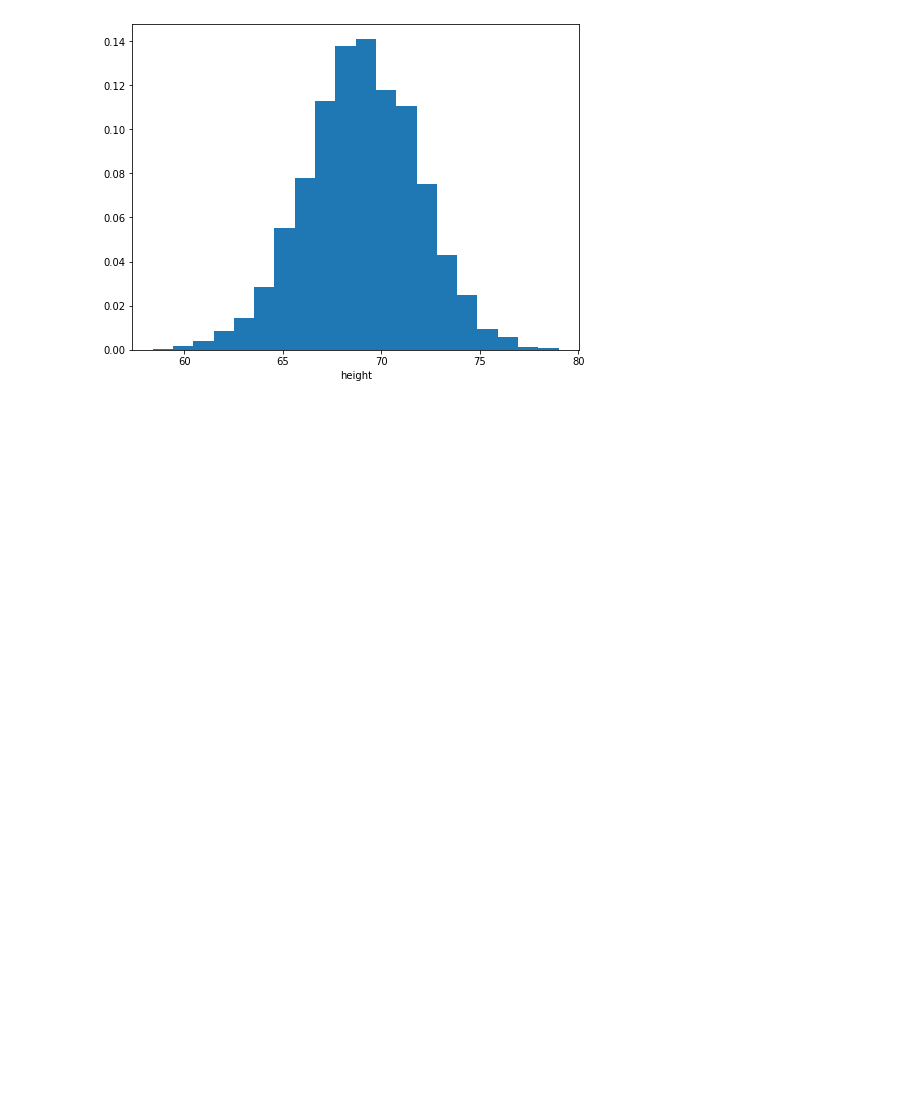
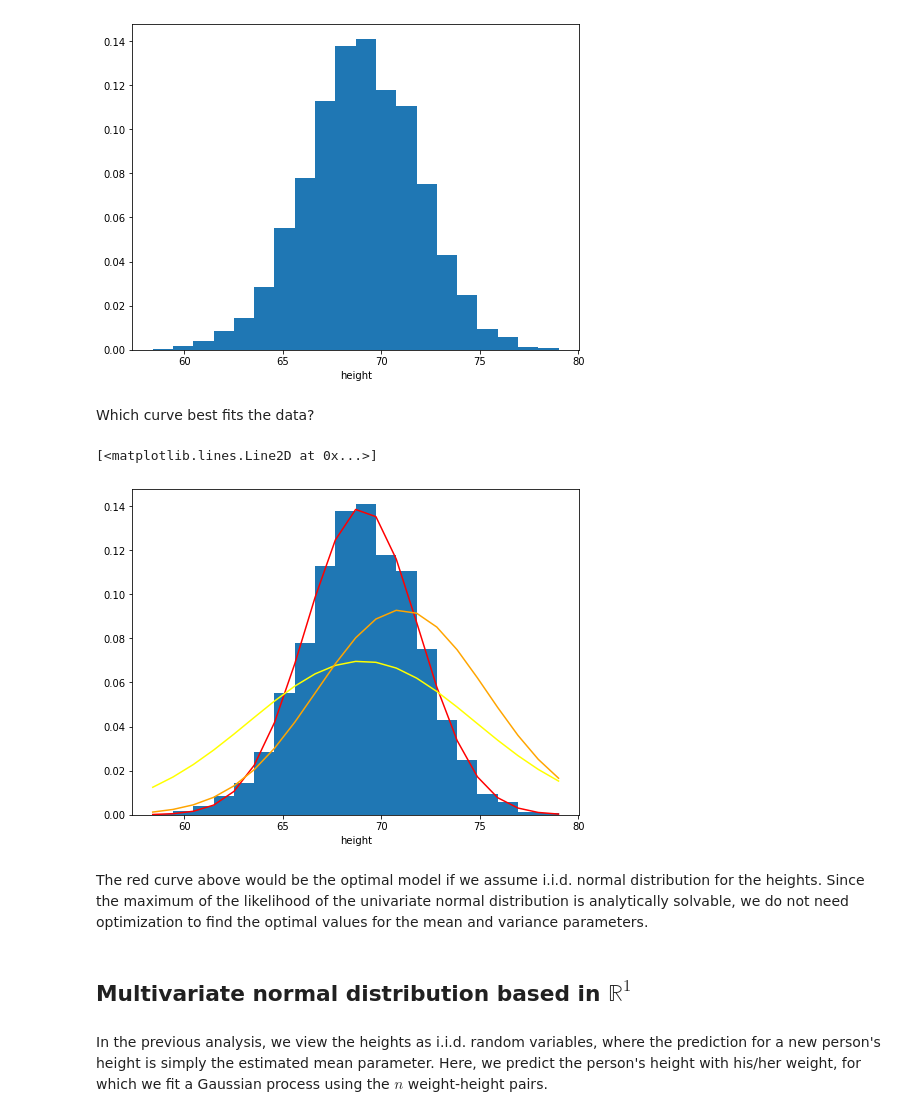
Before and after one commit to JCatwood/GPRTutorial, a Jupyter notebook: python-notebook/GPR-TAMIDS-2022S.ipynb, the cells around one changed output. Saved outputs shown, nothing was run; the diff lists cells and outputs as text; code cells hidden in the pictures; blank space fills up the shorter version.

```diff
--- a/python-notebook/GPR-TAMIDS-2022S.ipynb
+++ b/python-notebook/GPR-TAMIDS-2022S.ipynb
@@ -98,8 +100,8 @@ df.head()
 # %% [markdown]
 Extract the information corresponding to males so that the homogeneity of dataset is stronger.
 # %%
-dfMale = df[df['Gender'] == 'Male']
-dfMale.shape
+df = df[df['Gender'] == 'Male']
+df.shape
 # %% [output]
 (5000, 3)
 # %% [markdown]
@@ -111,3 +113,23 @@ plt.xlabel("height")
 # %% [output]
 Text(0.5, 0, 'height')
 [figure]
+# %% [markdown]
+Which curve best fits the data?
+# %%
+plt.figure(figsize=(8, 6))
+_, bins, _ = plt.hist(df['Height'], bins=20, density=True)
+plt.xlabel("height")
+avgHt = df['Height'].mean()
+sdHt = df['Height'].std()
+plt.plot(bins, norm.pdf(bins, loc=avgHt, scale=sdHt), color="red")
+plt.plot(bins, norm.pdf(bins, loc=avgHt, scale=sdHt * 2), color="yellow")
+plt.plot(bins, norm.pdf(bins, loc=avgHt + 2, scale=sdHt * 1.5), color="orange")
+# %% [output]
+[<matplotlib.lines.Line2D at 0x...>]
+[figure, added]
+# %% [markdown]
+The red curve above would be the optimal model if we assume i.i.d. normal distribution for the heights. Since the maximum of the likelihood of the univariate normal distribution is analytically solvable, we do not need optimization to find the optimal values for the mean and variance parameters.
+# %% [markdown]
+## Multivariate normal distribution based in $\mathbb{R}^1$
+# %% [markdown]
+In the previous analysis, we view the heights as i.i.d. random variables, where the prediction for a new person's height is simply the estimated mean parameter. Here, we predict the person's height with his/her weight, for which we fit a Gaussian process using the $n$ weight-height pairs.
```
Also changed, not shown: parts of 7 cells of this notebook.
